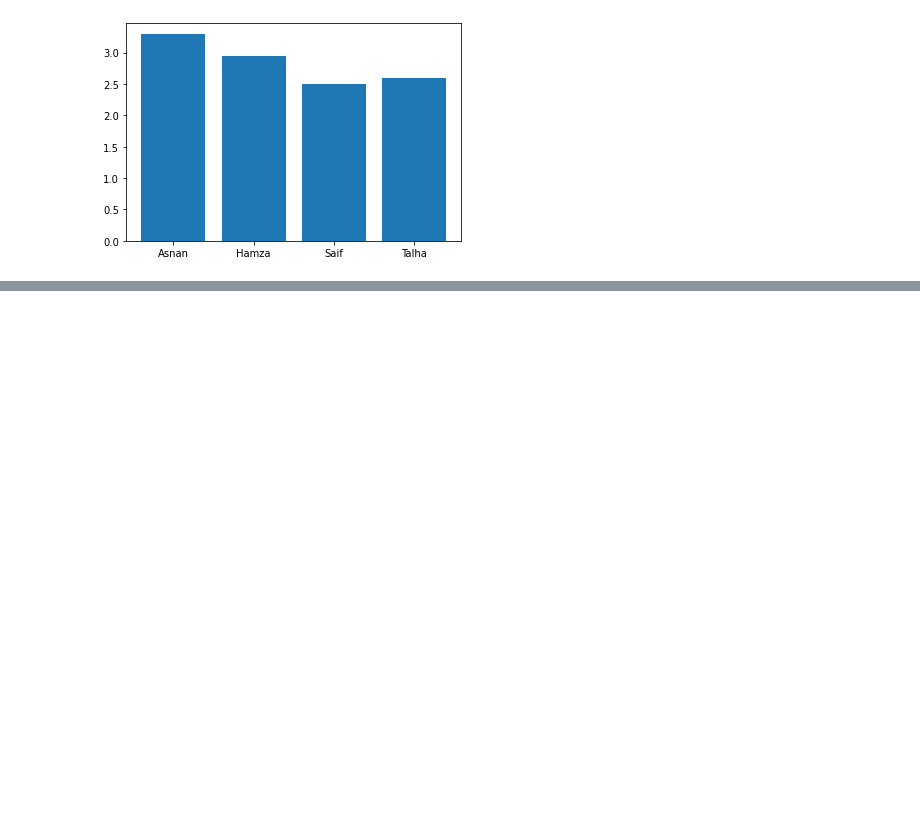
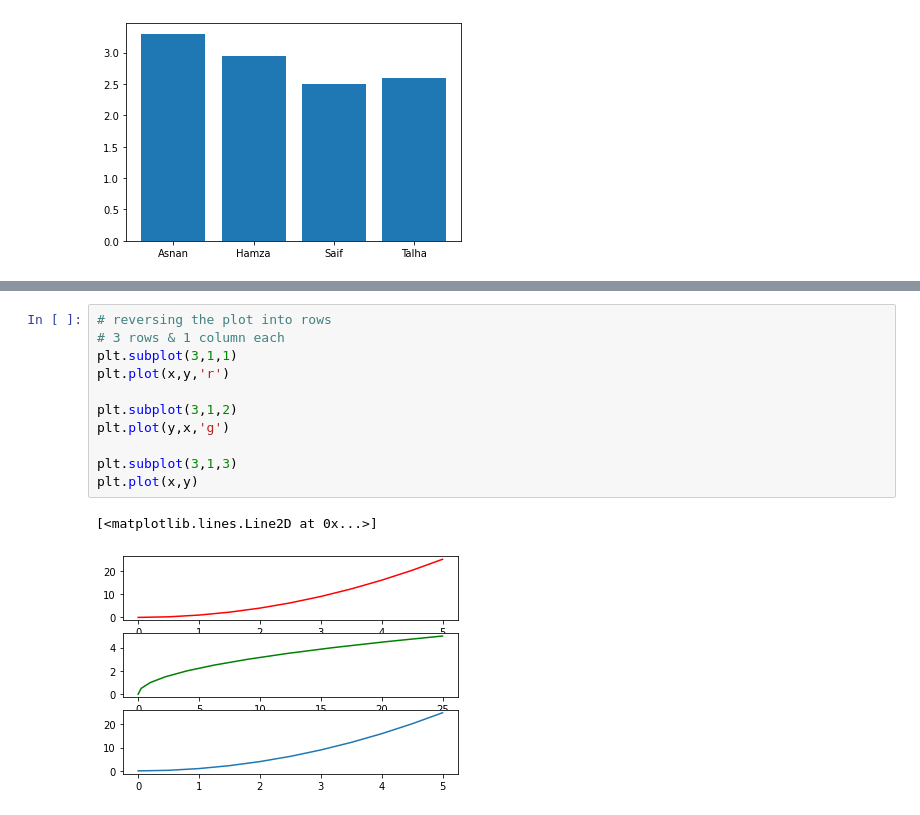
Before and after one commit to mhmzdev/AI-ML_Course_py_files, a Jupyter notebook: 7. Intro to Matplotlib & Graphing.ipynb, the cells around one changed output, grey strips where cells are left out. Cells and saved outputs as stored; diff of their text form; blank space fills up the shorter version.

```diff
--- a/7. Intro to Matplotlib & Graphing.ipynb
+++ b/7. Intro to Matplotlib & Graphing.ipynb
@@ -62,0 +81,14 @@ plt.bar(names, gpa)
+# %%
+# reversing the plot into rows
+# 3 rows & 1 column each
+plt.subplot(3,1,1)
+plt.plot(x,y,'r')
+
+plt.subplot(3,1,2)
+plt.plot(y,x,'g')
+
+plt.subplot(3,1,3)
+plt.plot(x,y)
+# %% [output]
+[<matplotlib.lines.Line2D at 0x...>]
+[figure, added]
```
Also changed, not shown: parts of 14 cells of this notebook.
